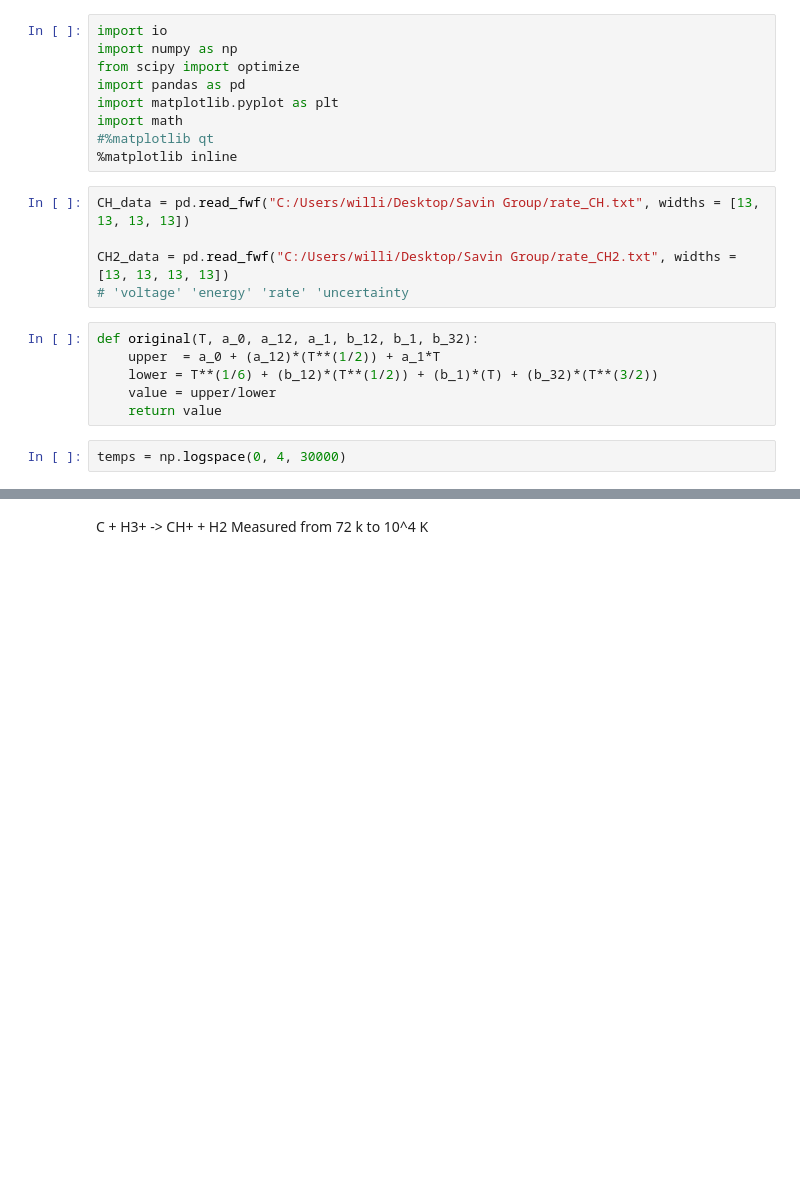
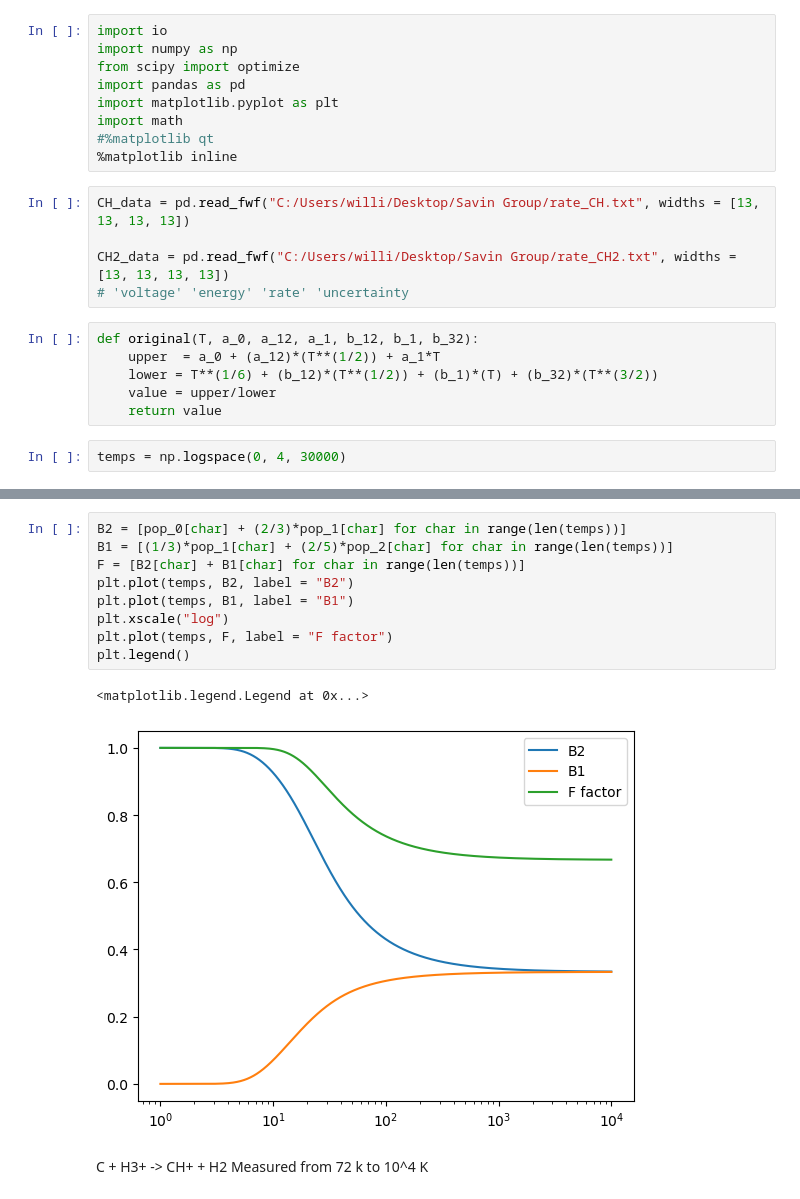
Before and after one commit to wostling/SavinGroup, a Jupyter notebook: Corrected_Fits.ipynb, the cells around one changed output, grey strips where cells are left out. Drawn from its saved outputs; the diff is of its cells as text; blank space fills up the shorter version.

```diff
--- a/Corrected_Fits.ipynb
+++ b/Corrected_Fits.ipynb
@@ -25,3 +51,15 @@ Statistical populations for each J-Level
+# %%
+B2 = [pop_0[char] + (2/3)*pop_1[char] for char in range(len(temps))]
+B1 = [(1/3)*pop_1[char] + (2/5)*pop_2[char] for char in range(len(temps))]
+F = [B2[char] + B1[char] for char in range(len(temps))]
+plt.plot(temps, B2, label = "B2")
+plt.plot(temps, B1, label = "B1")
+plt.xscale("log")
+plt.plot(temps, F, label = "F factor")
+plt.legend()
+# %% [output]
+<matplotlib.legend.Legend at 0x...>
+[figure, added]
 # %% [markdown]
  C + H3+  ->  CH+ + H2
  Measured from 72 k to 10^4 K
```
Also changed, not shown: parts of 74 cells of this notebook.
